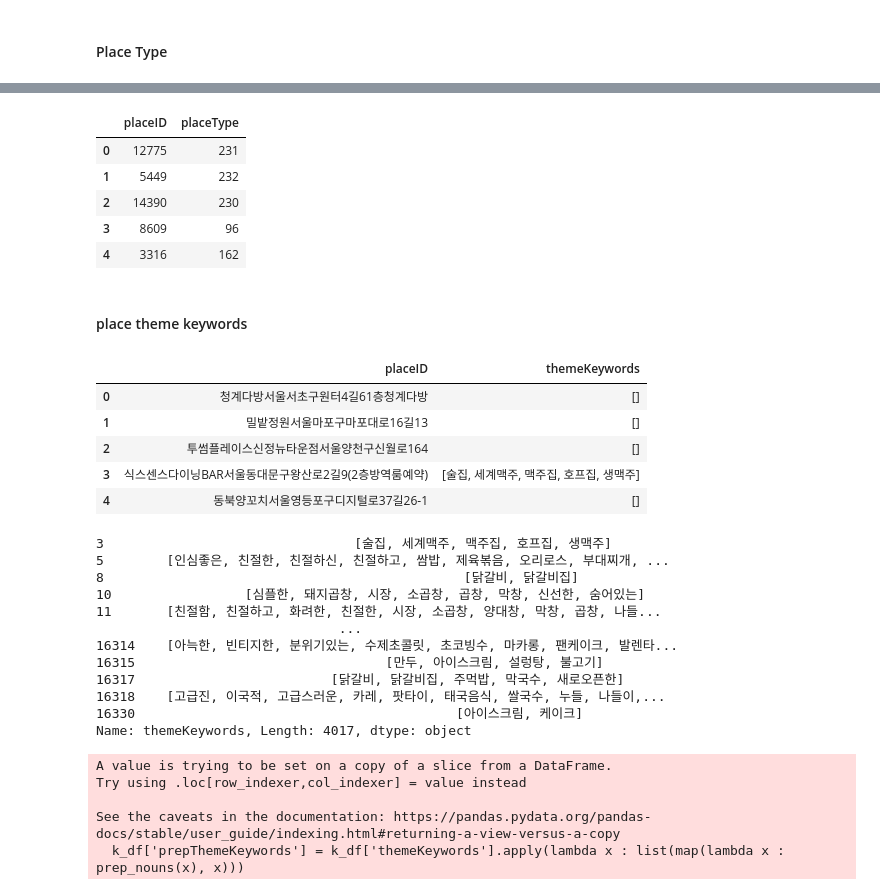
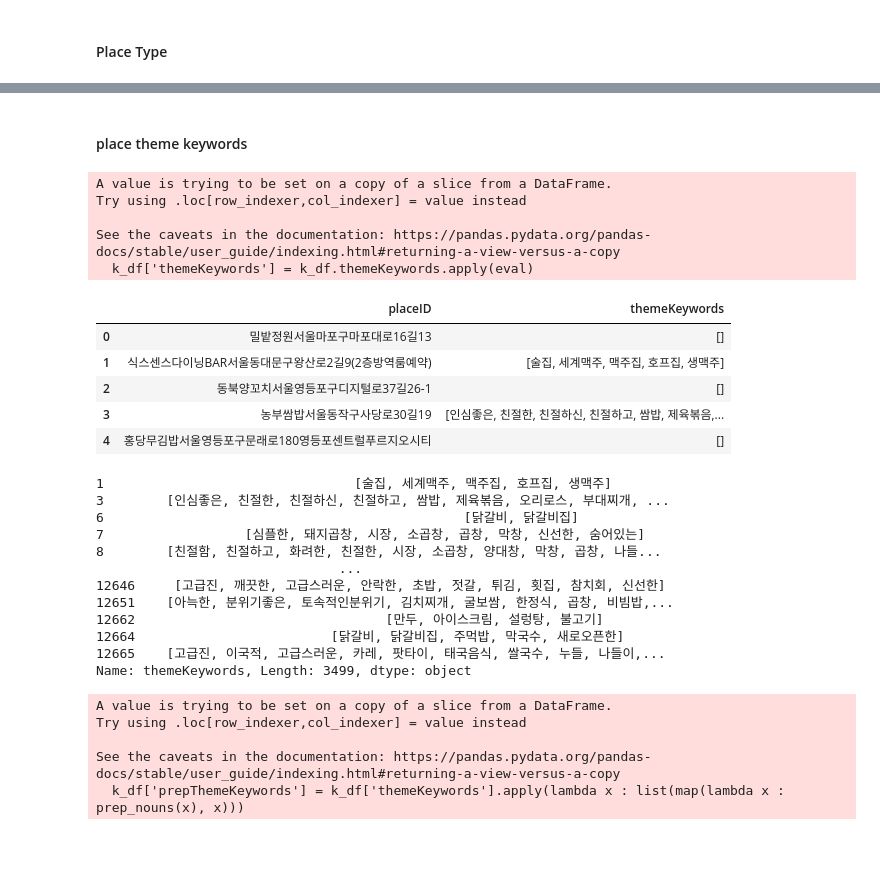
Before and after one commit to boostcampaitech3/final-project-level3-recsys-02, a Jupyter notebook: notebooks/metapath2vec.ipynb, the cells around one changed output, grey strips where cells are left out. Saved outputs shown, nothing was run; the diff lists cells and outputs as text; code cells hidden in the pictures; blank space fills up the shorter version.

```diff
--- a/notebooks/metapath2vec.ipynb
+++ b/notebooks/metapath2vec.ipynb
@@ -19,3 +16,10 @@ raw_df = pd.read_json(data_path + 'placeInfo.json')
+# %%
+data_dir = '/opt/ml/final/data'
+food_path = os.path.join(data_dir, 'food.csv')
+USE_COLS = ['placeName', 'placeType', 'placeAddress', 'themeKeywords','like']
+raw_df = pd.read_csv(food_path, usecols=USE_COLS)
+raw_df = raw_df[~raw_df.placeType.str.contains('성급')].reset_index().copy()
+# raw_df = pd.read_json(data_path + 'placeInfo.json')
 # %%
 raw_df['placeID'] = raw_df.apply(lambda x : x['placeName'] + x['placeAddress'], axis = 1)
 raw_df['placeID'] = raw_df['placeID'].apply(lambda x : x.replace(" ", ""))
@@ -59,12 +47,3 @@ See the caveats in the documentation: https://pandas.pydata.org/pandas-docs/stab
-# %%
-p_df.head()
-# %% [output]
-|  | placeID | placeType |
-| 0 | 12775 | 231 |
-| 1 | 5449 | 232 |
-| 2 | 14390 | 230 |
-| 3 | 8609 | 96 |
-| 4 | 3316 | 162 |
 # %% [markdown]
 #### place theme keywords
 # %%
@@ -82,30 +61,36 @@ def prep_nouns(word:str):
         return ""
 # %%
 k_df = raw_df[['placeID', 'themeKeywords']]
+k_df['themeKeywords'] = k_df.themeKeywords.apply(eval)
 k_df.head()
 # %% [output]
+A value is trying to be set on a copy of a slice from a DataFrame.
+Try using .loc[row_indexer,col_indexer] = value instead
+
+See the caveats in the documentation: https://pandas.pydata.org/pandas-docs/stable/user_guide/indexing.html#returning-a-view-versus-a-copy
+  k_df['themeKeywords'] = k_df.themeKeywords.apply(eval)
 |  | placeID | themeKeywords |
-| 0 | 청계다방서울서초구원터4길61층청계다방 | [] |
-| 1 | 밀밭정원서울마포구마포대로16길13 | [] |
-| 2 | 투썸플레이스신정뉴타운점서울양천구신월로164 | [] |
-| 3 | 식스센스다이닝BAR서울동대문구왕산로2길9(2층방역룸예약) | [술집, 세계맥주, 맥주집, 호프집, 생맥주] |
-| 4 | 동북양꼬치서울영등포구디지털로37길26-1 | [] |
+| 0 | 밀밭정원서울마포구마포대로16길13 | [] |
+| 1 | 식스센스다이닝BAR서울동대문구왕산로2길9(2층방역룸예약) | [술집, 세계맥주, 맥주집, 호프집, 생맥주] |
+| 2 | 동북양꼬치서울영등포구디지털로37길26-1 | [] |
+| 3 | 농부쌈밥서울동작구사당로30길19 | [인심좋은, 친절한, 친절하신, 친절하고, 쌈밥, 제육볶음,... |
+| 4 | 홍당무김밥서울영등포구문래로180영등포센트럴푸르지오시티 | [] |
 # %%
 theme_place = k_df[k_df.themeKeywords.str.len()!=0]['themeKeywords']
 theme_place
 # %% [output]
-3                                [술집, 세계맥주, 맥주집, 호프집, 생맥주]
-5        [인심좋은, 친절한, 친절하신, 친절하고, 쌈밥, 제육볶음, 오리로스, 부대찌개, ...
-8                                              [닭갈비, 닭갈비집]
-10                 [심플한, 돼지곱창, 시장, 소곱창, 곱창, 막창, 신선한, 숨어있는]
-11       [친절함, 친절하고, 화려한, 친절한, 시장, 소곱창, 양대창, 막창, 곱창, 나들...
+1                                [술집, 세계맥주, 맥주집, 호프집, 생맥주]
+3        [인심좋은, 친절한, 친절하신, 친절하고, 쌈밥, 제육볶음, 오리로스, 부대찌개, ...
+6                                              [닭갈비, 닭갈비집]
+7                  [심플한, 돼지곱창, 시장, 소곱창, 곱창, 막창, 신선한, 숨어있는]
+8        [친절함, 친절하고, 화려한, 친절한, 시장, 소곱창, 양대창, 막창, 곱창, 나들...
                                ...
-16314    [아늑한, 빈티지한, 분위기있는, 수제초콜릿, 초코빙수, 마카롱, 팬케이크, 발렌타...
-16315                                [만두, 아이스크림, 설렁탕, 불고기]
-16317                         [닭갈비, 닭갈비집, 주먹밥, 막국수, 새로오픈한]
-16318    [고급진, 이국적, 고급스러운, 카레, 팟타이, 태국음식, 쌀국수, 누들, 나들이,...
-16330                                         [아이스크림, 케이크]
-Name: themeKeywords, Length: 4017, dtype: object
+12646     [고급진, 깨끗한, 고급스러운, 안락한, 초밥, 젓갈, 튀김, 횟집, 참치회, 신선한]
+12651    [아늑한, 분위기좋은, 토속적인분위기, 김치찌개, 굴보쌈, 한정식, 곱창, 비빔밥,...
+12662                                [만두, 아이스크림, 설렁탕, 불고기]
+12664                         [닭갈비, 닭갈비집, 주먹밥, 막국수, 새로오픈한]
+12665    [고급진, 이국적, 고급스러운, 카레, 팟타이, 태국음식, 쌀국수, 누들, 나들이,...
+Name: themeKeywords, Length: 3499, dtype: object
 # %%
 k_df['prepThemeKeywords'] = k_df['themeKeywords'].apply(lambda x : list(map(lambda x : prep_nouns(x), x)))
 # %% [output]
```
Also changed, not shown: parts of 29 cells of this notebook.
